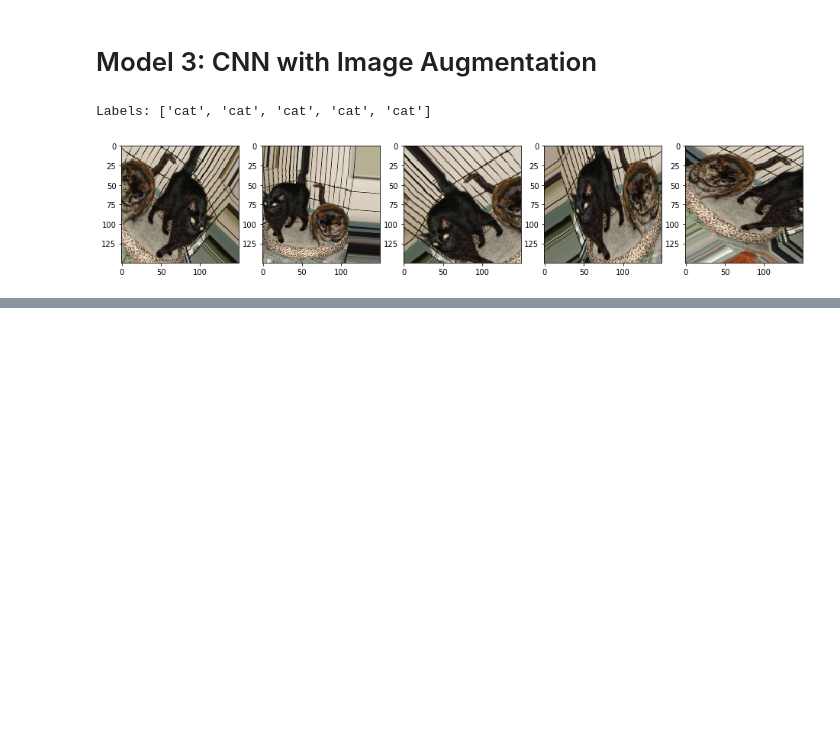
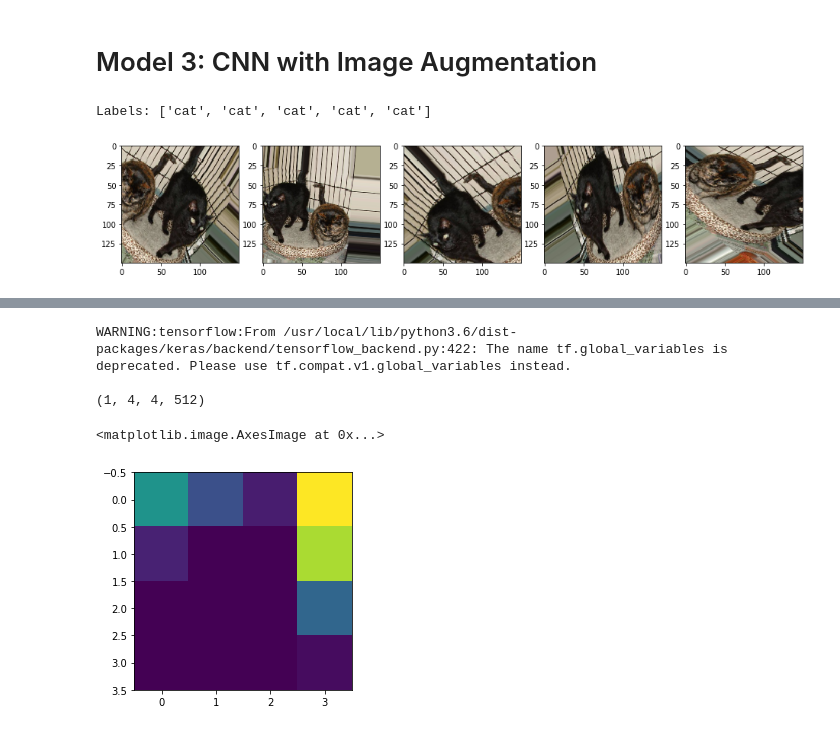
Before and after one commit to nishitjain97/Trasfer-Learning-with-Real-World-Applications-TDS, a Jupyter notebook: Cat_vs_Dog_Classification.ipynb, the cells around one changed output, grey strips where cells are left out. Drawn from its saved outputs; the diff is of its cells as text; code cells hidden in the pictures; blank space fills up the shorter version.

```diff
--- a/Cat_vs_Dog_Classification.ipynb
+++ b/Cat_vs_Dog_Classification.ipynb
@@ -310,0 +319,2 @@ Epoch 21/100
+# %%
+vgg = vgg16.VGG16(include_top=False, weights='imagenet', input_shape=input_shape)
@@ -310,0 +357,10 @@ Epoch 21/100
+# %%
+bottleneck_feature_example = vgg.predict(train_imgs_scaled[0:1])
+print(bottleneck_feature_example.shape)
+plt.imshow(bottleneck_feature_example[0][:, :, 0])
+# %% [output]
+WARNING:tensorflow:From /usr/local/lib/python3.6/dist-packages/keras/backend/tensorflow_backend.py:422: The name tf.global_variables is deprecated. Please use tf.compat.v1.global_variables instead.
+
+(1, 4, 4, 512)
+<matplotlib.image.AxesImage at 0x...>
+[figure, added]
```
Also changed, not shown: parts of 10 cells of this notebook.
